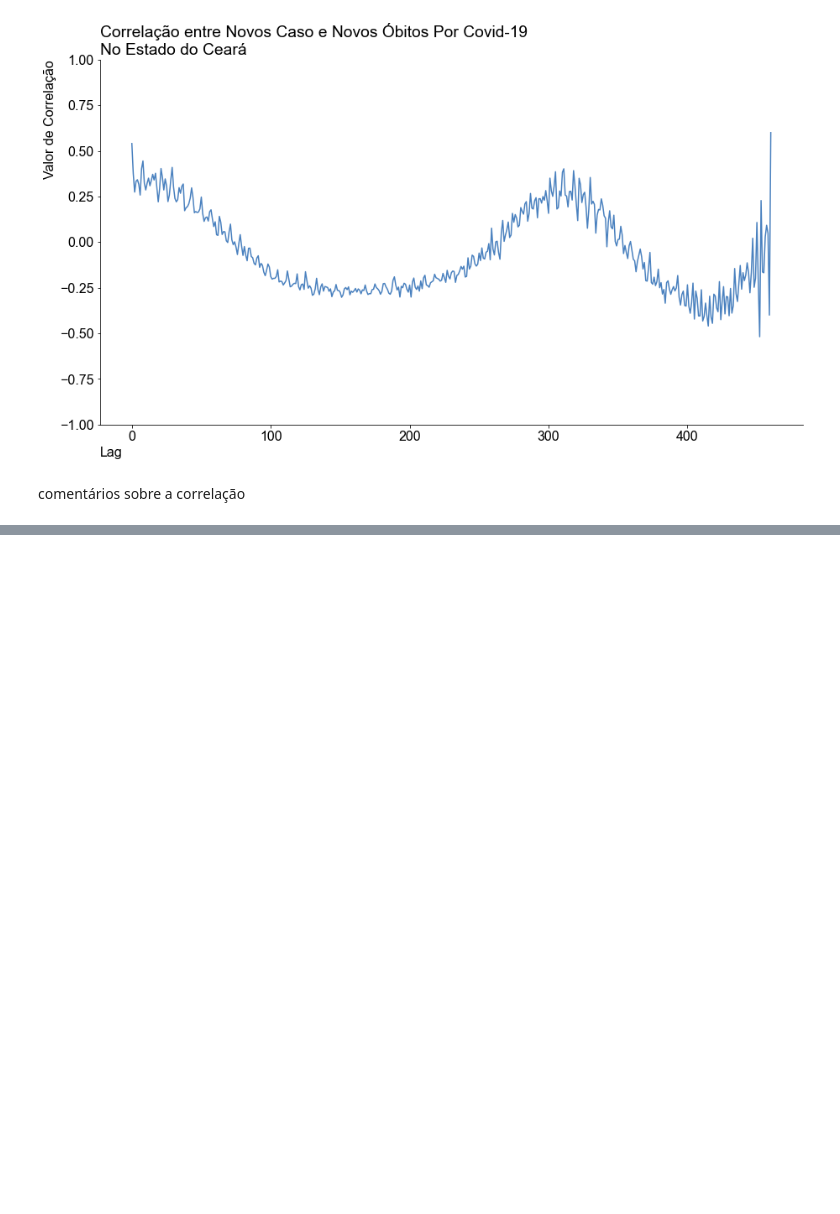
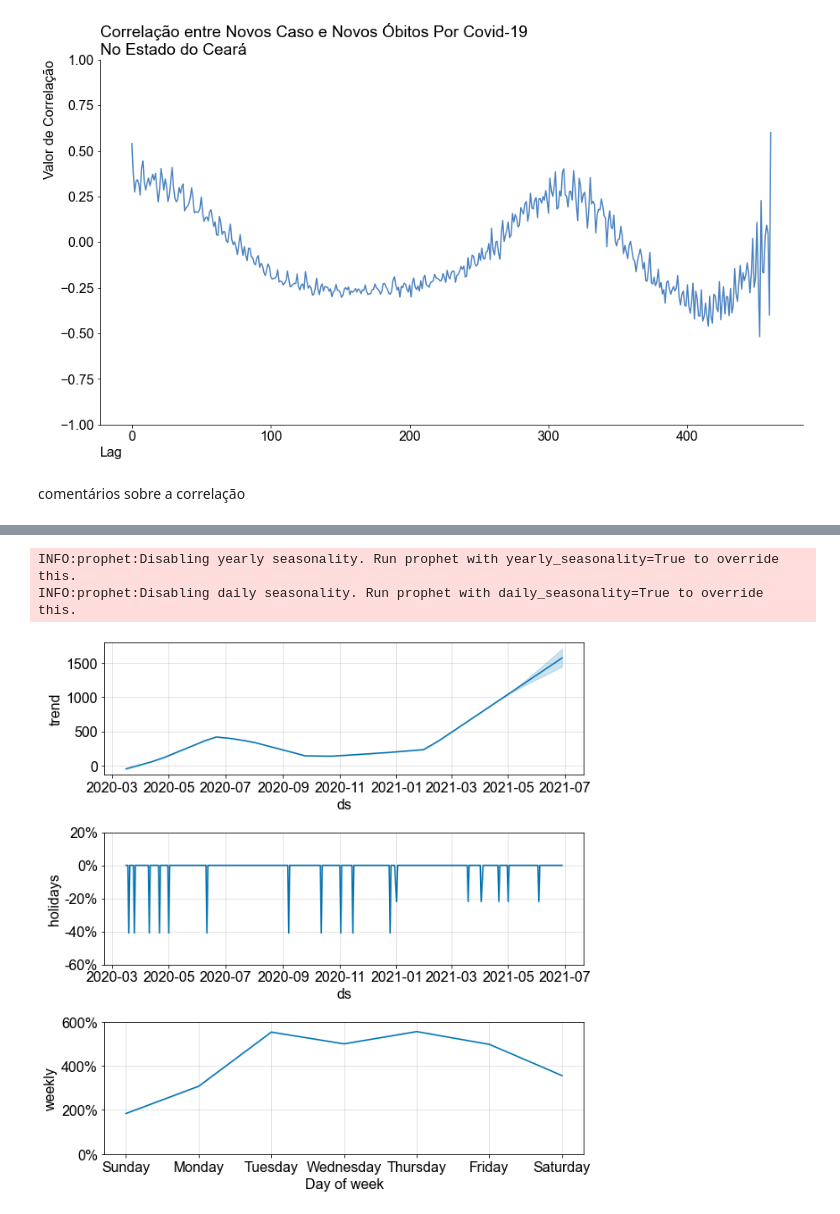
Before and after one commit to diascarolina/projeto-series-temporais-covid, a Jupyter notebook: notebooks/projeto-series-temporais-covid.ipynb, the cells around one changed output, grey strips where cells are left out. Saved outputs shown, nothing was run; the diff lists cells and outputs as text; code cells hidden in the pictures; blank space fills up the shorter version.

```diff
--- a/notebooks/projeto-series-temporais-covid.ipynb
+++ b/notebooks/projeto-series-temporais-covid.ipynb
@@ -246,0 +441,17 @@ comentários sobre a correlação
+# %%
+modelo = Prophet(n_changepoints = 25,
+                 changepoint_range = 0.92,
+                 changepoint_prior_scale = 0.1,
+                 seasonality_mode = 'multiplicative',
+                 holidays = feriados,
+                 weekly_seasonality = 7)
+modelo.fit(df_sem_outliers)
+dataframefuturo = modelo.make_future_dataframe(periods = 71)
+previsao = modelo.predict(dataframefuturo)
+# %% [output]
+INFO:prophet:Disabling yearly seasonality. Run prophet with yearly_seasonality=True to override this.
+INFO:prophet:Disabling daily seasonality. Run prophet with daily_seasonality=True to override this.
+# %%
+modelo.plot_components(previsao);
+# %% [output]
+[figure, added]
```
Also changed, not shown: parts of 76 cells of this notebook.
